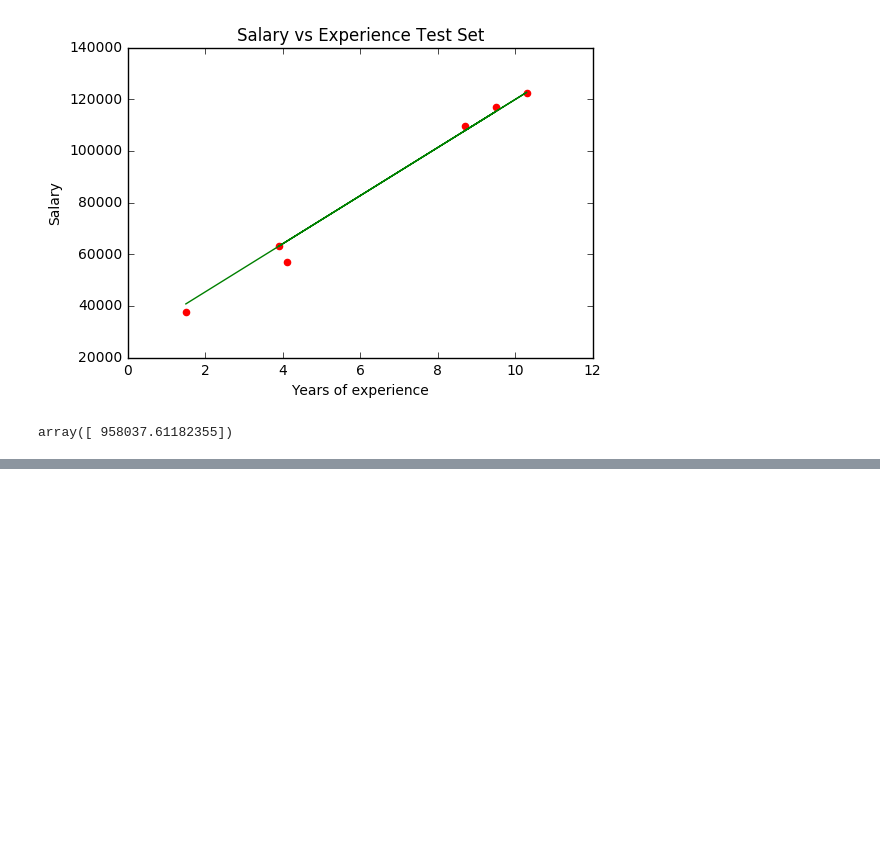
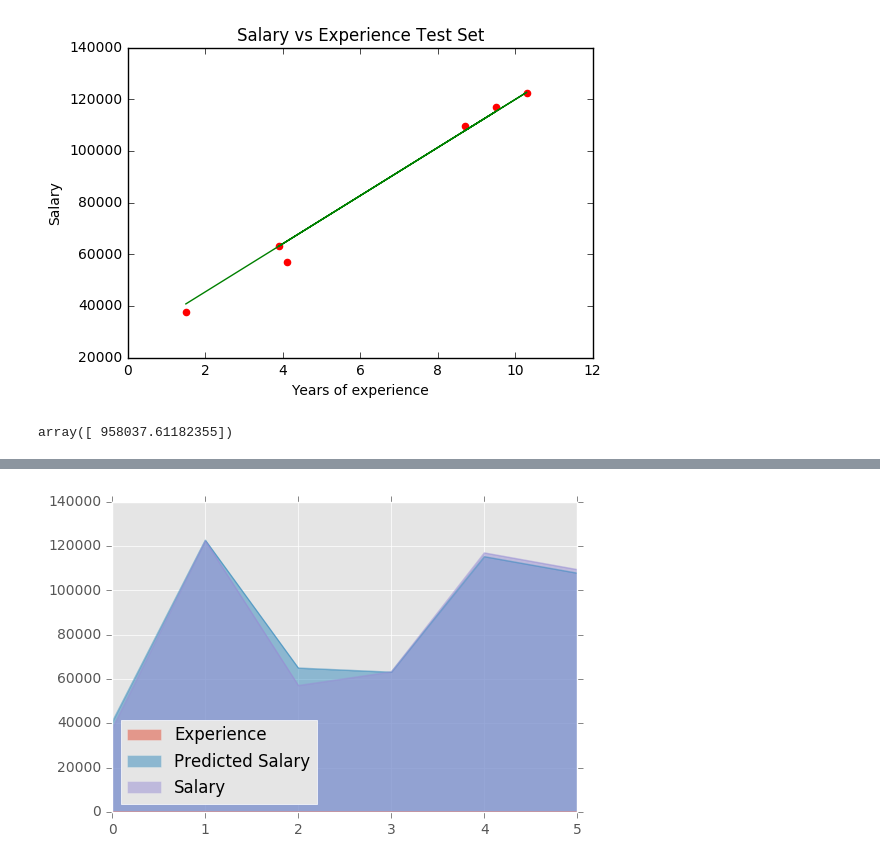
Before and after one commit to jithurjacob/MachineLearning_A-Z, a Jupyter notebook: Part 2 - Regression/Section 4 - Simple Linear Regression/mine/Simple Regression.ipynb, the cells around one changed output, grey strips where cells are left out. Saved outputs shown, nothing was run; the diff lists cells and outputs as text; code cells hidden in the pictures; blank space fills up the shorter version.

```diff
--- a/Part 2 - Regression/Section 4 - Simple Linear Regression/mine/Simple Regression.ipynb
+++ b/Part 2 - Regression/Section 4 - Simple Linear Regression/mine/Simple Regression.ipynb
@@ -77,0 +94,5 @@ array([ 958037.61182355])
+# %%
+plt.style.use('ggplot')
+output.plot.area(stacked=False);
+# %% [output]
+[figure, added]
```
Also changed, not shown: parts of 4 cells of this notebook.
